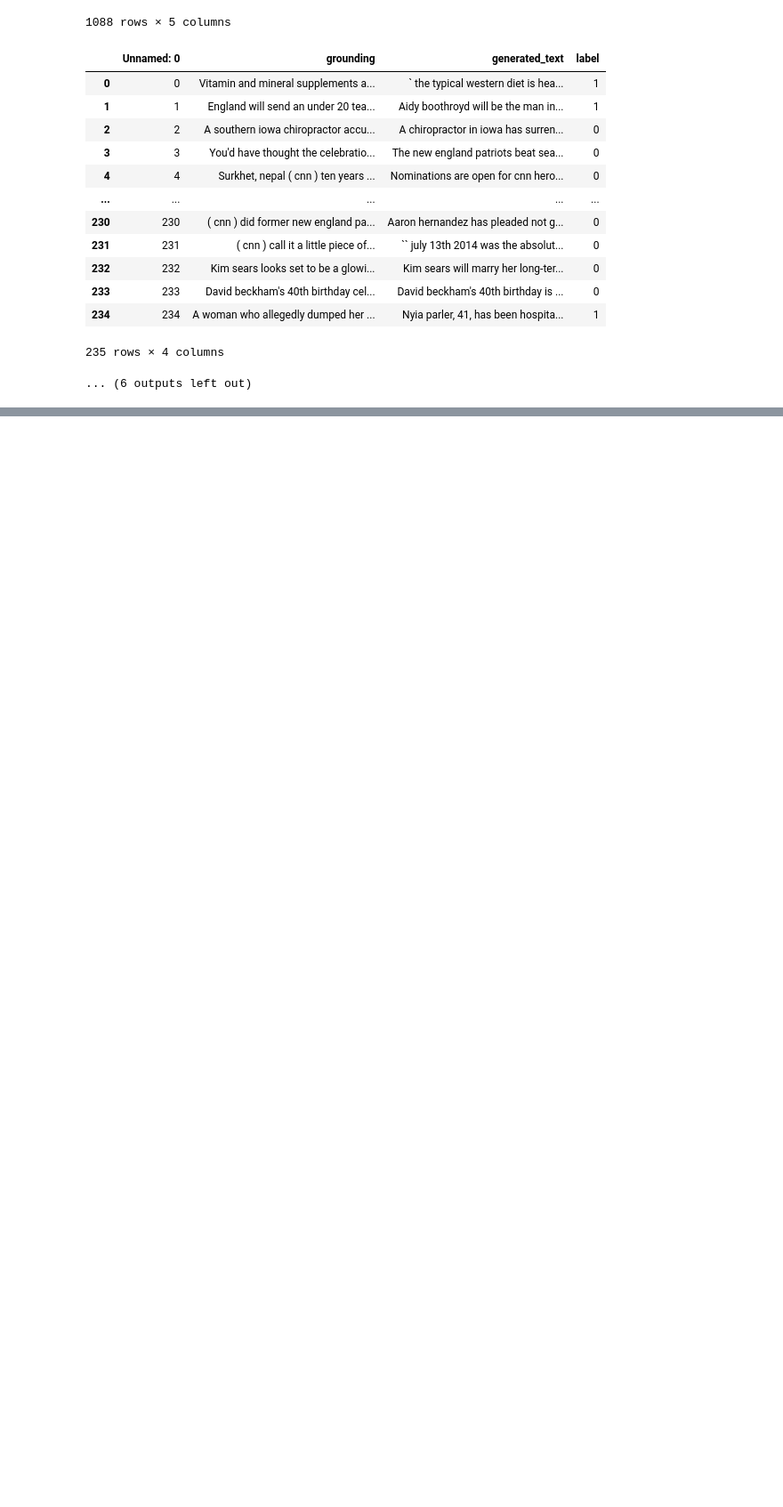
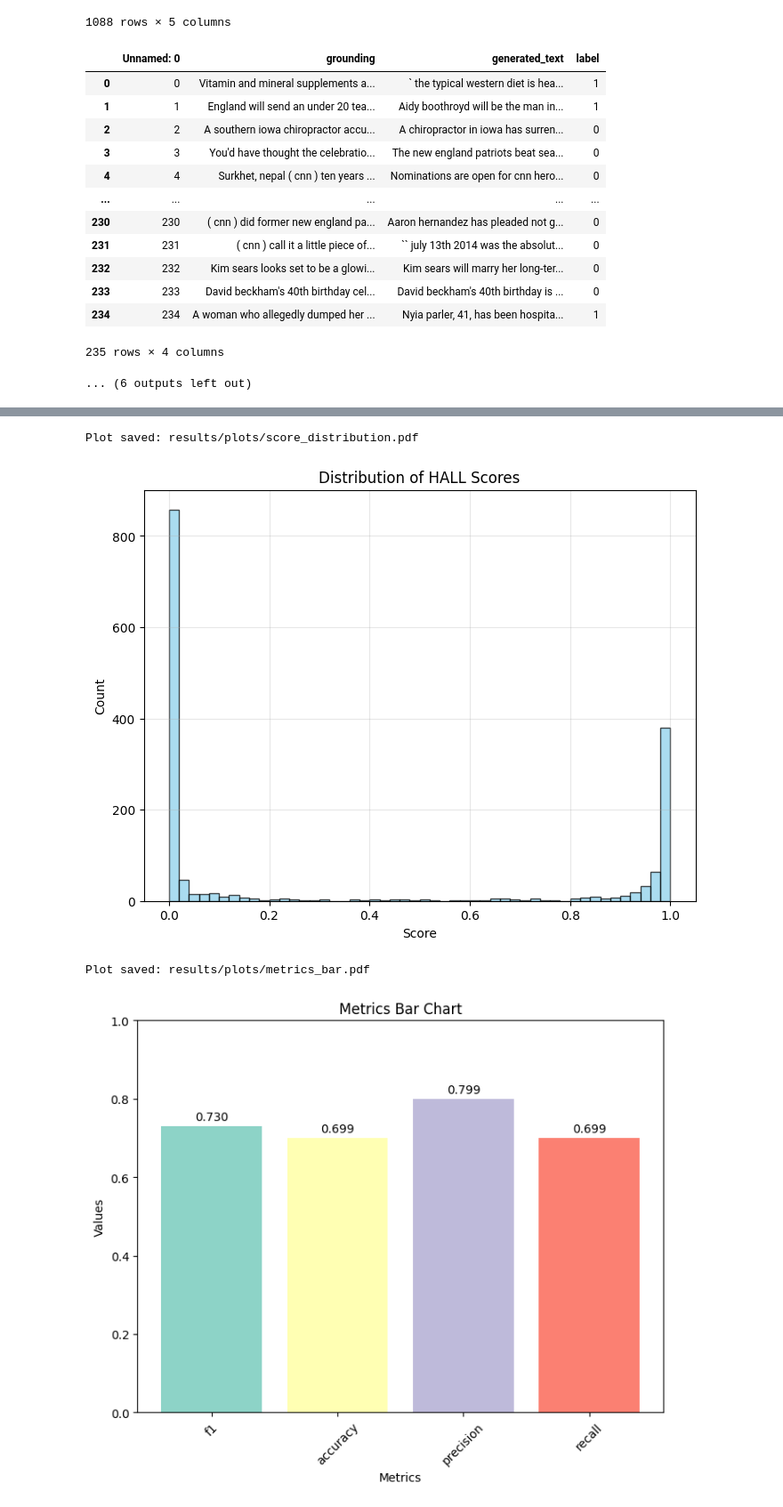
Before and after one commit to bVendeville/MIRAGE, a Jupyter notebook: benchmarking.ipynb, the cells around one changed output, grey strips where cells are left out. Shown at 89% size. Drawn from its saved outputs; the diff is of its cells as text; code cells hidden in the pictures; blank space fills up the shorter version.

```diff
--- a/benchmarking.ipynb
+++ b/benchmarking.ipynb
@@ -290,0 +488,11 @@ model.config.n_positions
+# %%
+from datasets import load_from_disk
+from mirage import ScoreManager
+
+dataset = load_from_disk("/home/benjamin/work/datasets/MIRAGE/results/true/summeval/FactCC")
+dataset = dataset.map(lambda row: {"predictions":{"HALL": row["score"], "NOHALL": 1-row["score"]}})
+
+#This dataset has logic inverted to our library
+dataset = dataset.map(lambda row: {"label":{"NOHALL" if row["label"] else "HALL"}})
+
+dataset[250]
@@ -290,0 +507,12 @@ model.config.n_positions
+# %%
+metric_list = [
+    "data_stats", "f1", "precision", "recall", "accuracy",
+    "balanced_accuracy", "mcc", "kappa", "log_loss",
+    "auroc", "auprc", "roc_values", "confusion_matrix", "precision_recall_values"
+]
+
+score_manager = ScoreManager(dataset, metric_list=metric_list)
+
+
+# View metrics
+print(score_manager.results)
@@ -290,0 +537,15 @@ model.config.n_positions
+# %%
+# Plot key metrics
+score_manager.plot(
+    plot_list=["score_distribution", "metrics_bar", "roc_curve", "precision_recall_curve", "confusion_matrix"],
+    metrics_bar=["f1", "accuracy", "precision", "recall"],
+    save_plots=True,
+    save_format='pdf',
+    output_path="results/plots",
+    interactive=False
+)
+# %% [output]
+Plot saved: results/plots/score_distribution.pdf
+[figure, added]
+Plot saved: results/plots/metrics_bar.pdf
+[figure, added]
```
Also changed, not shown: parts of 25 cells of this notebook, 2 other files.
